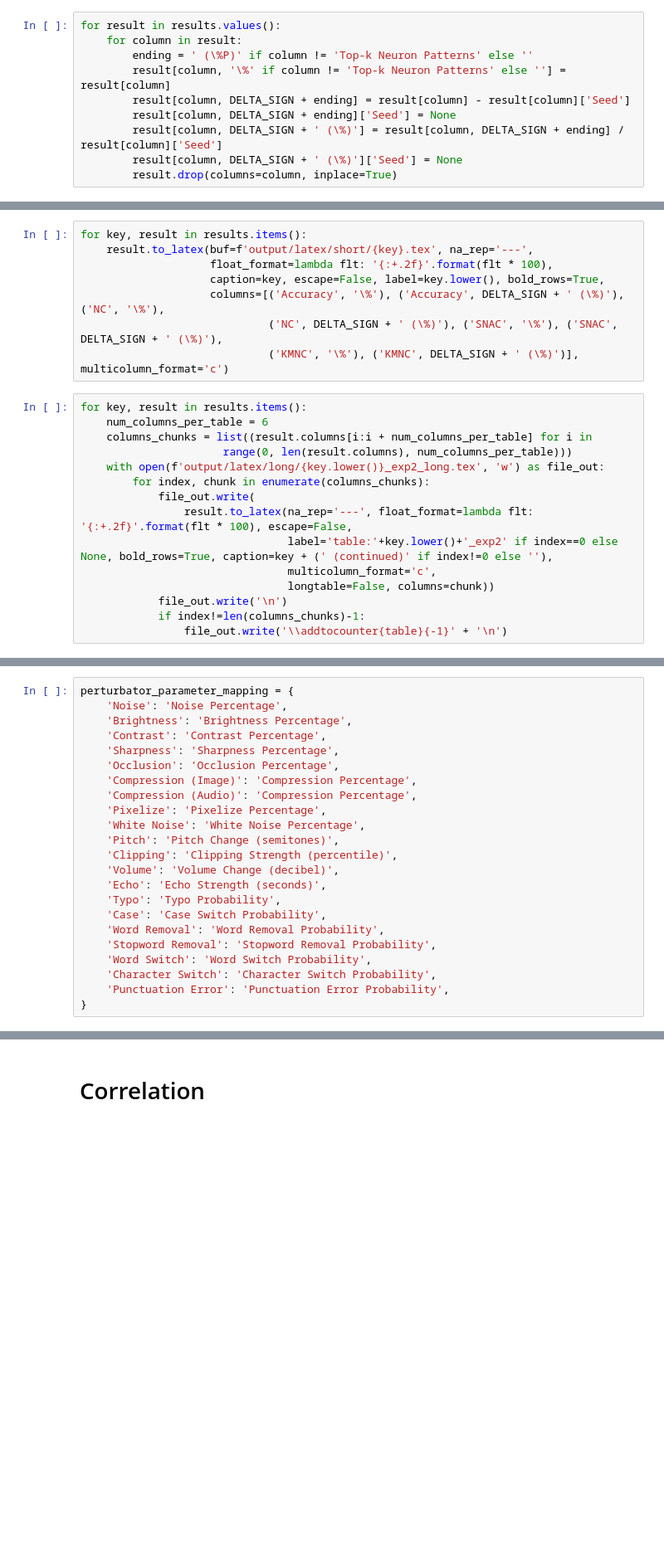
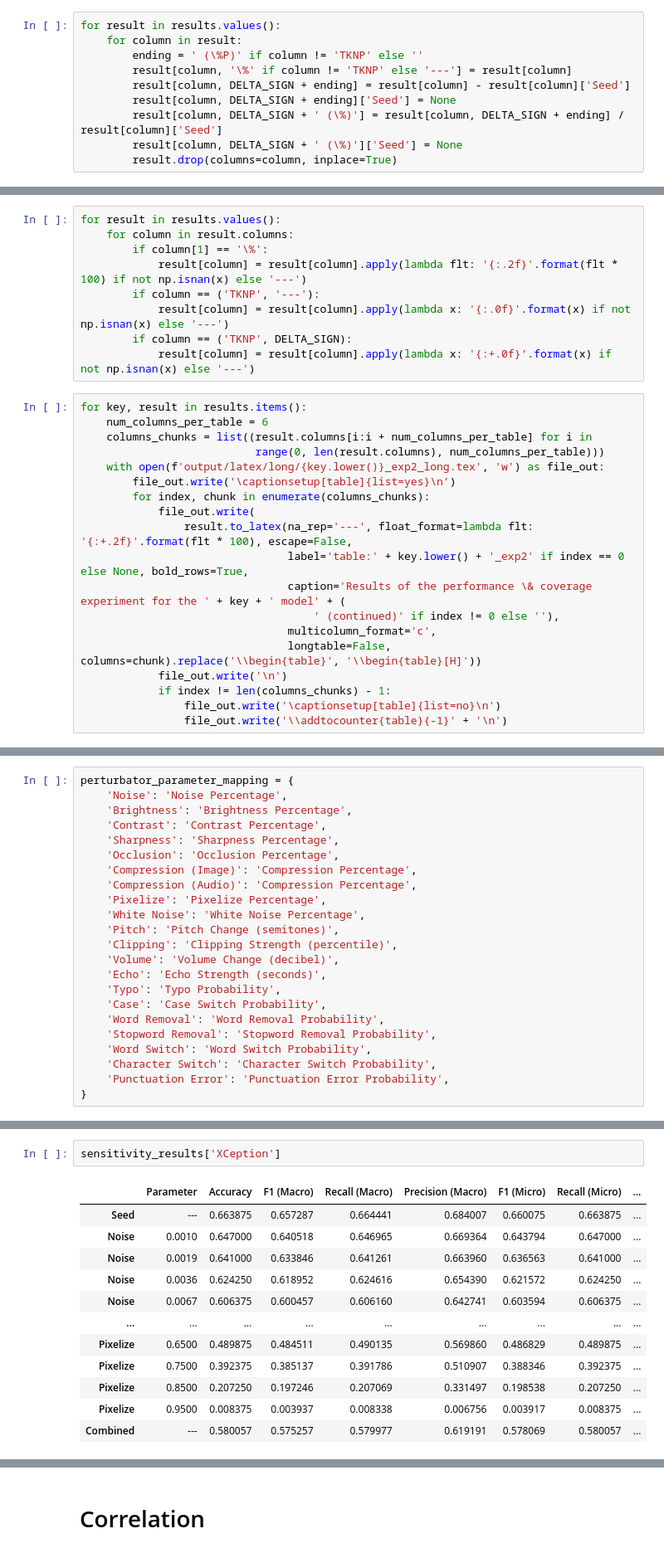
Before and after one commit to mlxyz/insynth, a Jupyter notebook: experiments/result_analysis.ipynb, the cells around one changed output, grey strips where cells are left out. Shown at 83% size. Cells and saved outputs as stored; diff of their text form; blank space fills up the shorter version.

Commit message:
Update result analysis

```diff
--- a/experiments/result_analysis.ipynb
+++ b/experiments/result_analysis.ipynb
@@ -170,8 +172,8 @@ DELTA_SIGN = '$\Delta$'
 # %%
 for result in results.values():
     for column in result:
-        ending = ' (\%P)' if column != 'Top-k Neuron Patterns' else ''
-        result[column, '\%' if column != 'Top-k Neuron Patterns' else ''] = result[column]
+        ending = ' (\%P)' if column != 'TKNP' else ''
+        result[column, '\%' if column != 'TKNP' else '---'] = result[column]
         result[column, DELTA_SIGN + ending] = result[column] - result[column]['Seed']
         result[column, DELTA_SIGN + ending]['Seed'] = None
         result[column, DELTA_SIGN + ' (\%)'] = result[column, DELTA_SIGN + ending] / result[column]['Seed']
@@ -303,25 +287,30 @@ result
-# %%
-for key, result in results.items():
-    result.to_latex(buf=f'output/latex/short/{key}.tex', na_rep='---',
-                    float_format=lambda flt: '{:+.2f}'.format(flt * 100),
-                    caption=key, escape=False, label=key.lower(), bold_rows=True,
-                    columns=[('Accuracy', '\%'), ('Accuracy', DELTA_SIGN + ' (\%)'), ('NC', '\%'),
-                             ('NC', DELTA_SIGN + ' (\%)'), ('SNAC', '\%'), ('SNAC', DELTA_SIGN + ' (\%)'),
-                             ('KMNC', '\%'), ('KMNC', DELTA_SIGN + ' (\%)')], multicolumn_format='c')
+# %%
+for result in results.values():
+    for column in result.columns:
+        if column[1] == '\%':
+            result[column] = result[column].apply(lambda flt: '{:.2f}'.format(flt * 100) if not np.isnan(x) else '---')
+        if column == ('TKNP', '---'):
+            result[column] = result[column].apply(lambda x: '{:.0f}'.format(x) if not np.isnan(x) else '---')
+        if column == ('TKNP', DELTA_SIGN):
+            result[column] = result[column].apply(lambda x: '{:+.0f}'.format(x) if not np.isnan(x) else '---')
 # %%
 for key, result in results.items():
     num_columns_per_table = 6
     columns_chunks = list((result.columns[i:i + num_columns_per_table] for i in
-                      range(0, len(result.columns), num_columns_per_table)))
+                           range(0, len(result.columns), num_columns_per_table)))
     with open(f'output/latex/long/{key.lower()}_exp2_long.tex', 'w') as file_out:
+        file_out.write('\captionsetup[table]{list=yes}\n')
         for index, chunk in enumerate(columns_chunks):
             file_out.write(
                 result.to_latex(na_rep='---', float_format=lambda flt: '{:+.2f}'.format(flt * 100), escape=False,
-                                label='table:'+key.lower()+'_exp2' if index==0 else None, bold_rows=True, caption=key + (' (continued)' if index!=0 else ''),
+                                label='table:' + key.lower() + '_exp2' if index == 0 else None, bold_rows=True,
+                                caption='Results of the performance \& coverage experiment for the ' + key + ' model' + (
+                                    ' (continued)' if index != 0 else ''),
                                 multicolumn_format='c',
-                                longtable=False, columns=chunk))
+                                longtable=False, columns=chunk).replace('\\begin{table}', '\\begin{table}[H]'))
             file_out.write('\n')
-            if index!=len(columns_chunks)-1:
+            if index != len(columns_chunks) - 1:
+                file_out.write('\captionsetup[table]{list=no}\n')
                 file_out.write('\\addtocounter{table}{-1}' + '\n')
 # %% [markdown]
 # Sensitivity Results
@@ -444,0 +440,15 @@ fig.savefig(f'output/speaker_sentiment_relationship.pgf', bbox_inches='tight')
+# %%
+sensitivity_results['XCeption']
+# %% [output]
+|  | Parameter | Accuracy | F1 (Macro) | Recall (Macro) | Precision (Macro) | F1 (Micro) | Recall (Micro) | ... |
+| Seed | --- | 0.663875 | 0.657287 | 0.664441 | 0.684007 | 0.660075 | 0.663875 | ... |
+| Noise | 0.0010 | 0.647000 | 0.640518 | 0.646965 | 0.669364 | 0.643794 | 0.647000 | ... |
+| Noise | 0.0019 | 0.641000 | 0.633846 | 0.641261 | 0.663960 | 0.636563 | 0.641000 | ... |
+| Noise | 0.0036 | 0.624250 | 0.618952 | 0.624616 | 0.654390 | 0.621572 | 0.624250 | ... |
+| Noise | 0.0067 | 0.606375 | 0.600457 | 0.606160 | 0.642741 | 0.603594 | 0.606375 | ... |
+| ... | ... | ... | ... | ... | ... | ... | ... | ... |
+| Pixelize | 0.6500 | 0.489875 | 0.484511 | 0.490135 | 0.569860 | 0.486829 | 0.489875 | ... |
+| Pixelize | 0.7500 | 0.392375 | 0.385137 | 0.391786 | 0.510907 | 0.388346 | 0.392375 | ... |
+| Pixelize | 0.8500 | 0.207250 | 0.197246 | 0.207069 | 0.331497 | 0.198538 | 0.207250 | ... |
+| Pixelize | 0.9500 | 0.008375 | 0.003937 | 0.008338 | 0.006756 | 0.003917 | 0.008375 | ... |
+| Combined | --- | 0.580057 | 0.575257 | 0.579977 | 0.619191 | 0.578069 | 0.580057 | ... |
```
Also changed, not shown: parts of 29 cells of this notebook, 1 other file.
